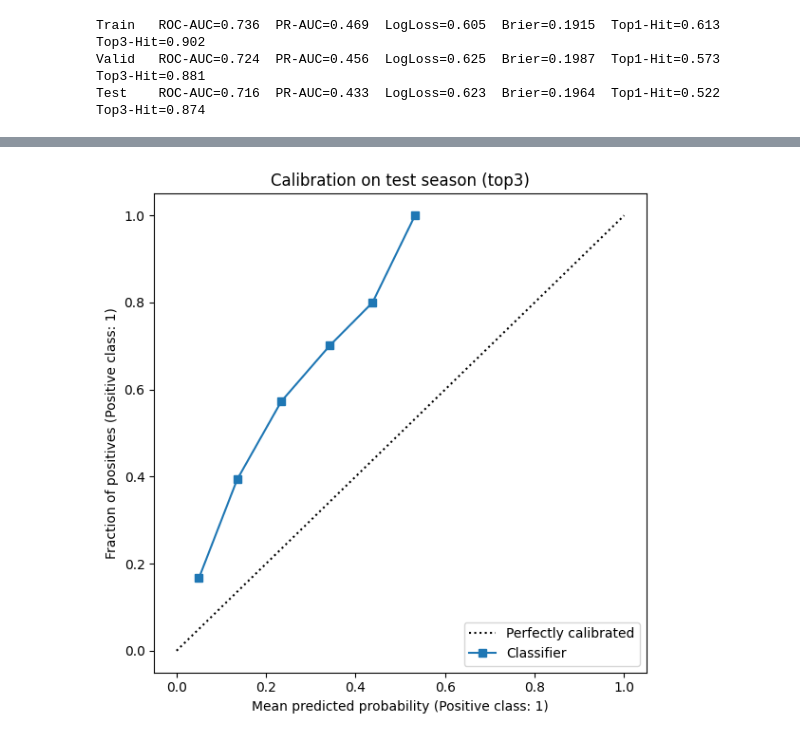
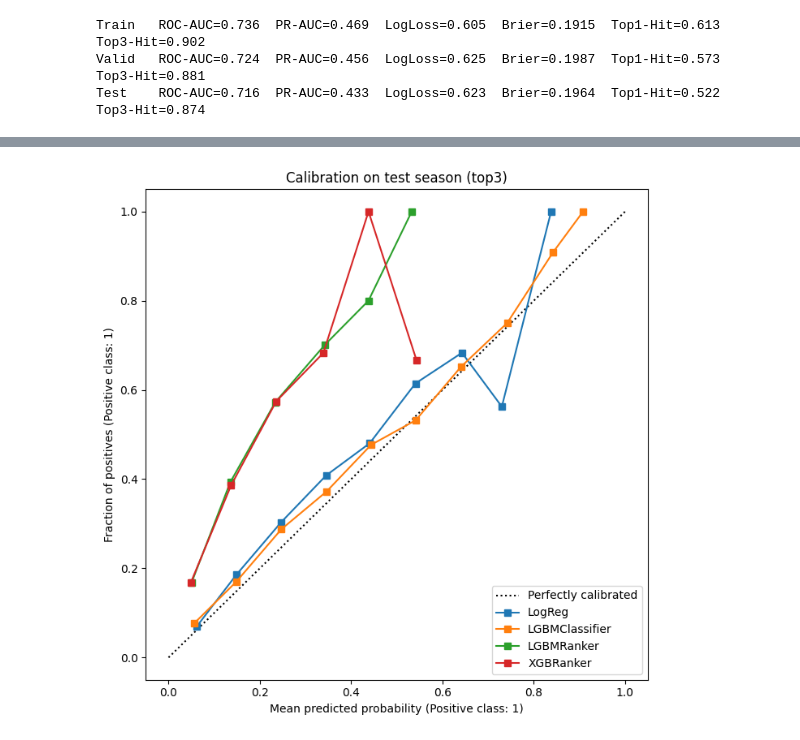
Before and after one commit to anton-schwarberg/Hongkong-Horse-Racing-Prediction, a Jupyter notebook: notebooks/05_Modelling.ipynb, the cells around one changed output, grey strips where cells are left out. Cells and saved outputs as stored; diff of their text form; code cells hidden in the pictures.

Commit message:
added more models to 05_Modelling.ipynb, refined diagnostics part

```diff
--- a/notebooks/05_Modelling.ipynb
+++ b/notebooks/05_Modelling.ipynb
@@ -222,9 +371,28 @@ Test    ROC-AUC=0.716  PR-AUC=0.433  LogLoss=0.623  Brier=0.1964  Top1-Hit=0.522
 # %%
-fig, ax = plt.subplots(figsize=(8, 10))
-lgb.plot_importance(
-    ranker, ax=ax, max_num_features=30,
-    importance_type='gain', title='Top 30 features by gain',
-)
-plt.tight_layout()
-plt.show()
+# Side-by-side test-set comparison. `is_raw=True` flags ranker outputs that
+# need softmax-within-race before they can be treated as probabilities; the
+# classifier outputs are already calibrated probabilities.
+MODELS_TEST = {
+    'LogReg':         (lr_test_scores,  False),
+    'LGBMClassifier': (clf_test_scores, False),
+    'LGBMRanker':     (test_scores,     True),
+    'XGBRanker':      (xgb_test_scores, True),
+}
+
+rows = []
+for name, (scores, is_raw) in MODELS_TEST.items():
+    probs = softmax_within_race(scores, g_test) if is_raw else scores
+    h1, h3 = race_hit_rates(scores, y_test, g_test)
+    rows.append({
+        'Model':    name,
+        'ROC-AUC':  roc_auc_score(y_test, scores),
+        'PR-AUC':   average_precision_score(y_test, scores),
+        'LogLoss':  log_loss(y_test, np.clip(probs, 1e-7, 1 - 1e-7)),
+        'Brier':    brier_score_loss(y_test, probs),
+        'Top1-Hit': h1,
+        'Top3-Hit': h3,
+    })
+
+comparison = pd.DataFrame(rows).set_index('Model').round(4)
+comparison.sort_values('Brier')
 # %% [output]
@@ -232,10 +411,12 @@ plt.show()
 # %%
-fig, ax = plt.subplots(figsize=(6, 6))
-CalibrationDisplay.from_predictions(
-    y_test, test_probs, n_bins=10, ax=ax,
-)
+fig, ax = plt.subplots(figsize=(7, 7))
+for name, (scores, is_raw) in MODELS_TEST.items():
+    probs = softmax_within_race(scores, g_test) if is_raw else scores
+    CalibrationDisplay.from_predictions(
+        y_test, probs, n_bins=10, ax=ax, name=name,
+    )
 ax.set_title(f'Calibration on test season ({TARGET})')
 plt.tight_layout()
 plt.show()
 # %% [output]
-[figure, old version]
+[figure, new version]
```
Also changed, not shown: parts of 36 cells of this notebook, 1 other file.
